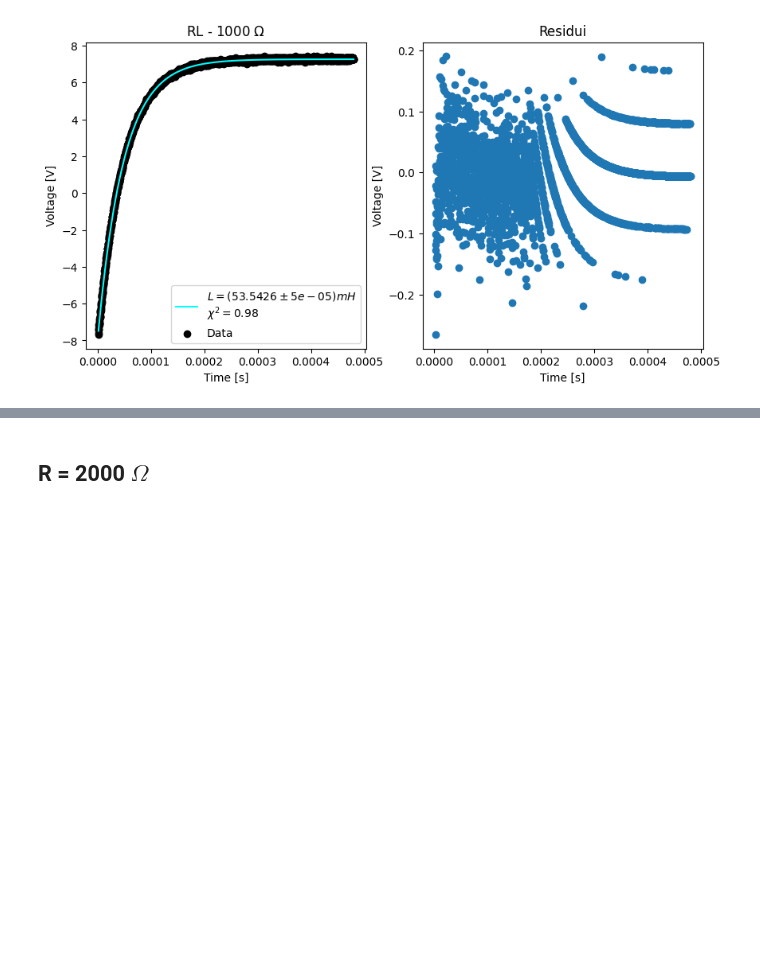
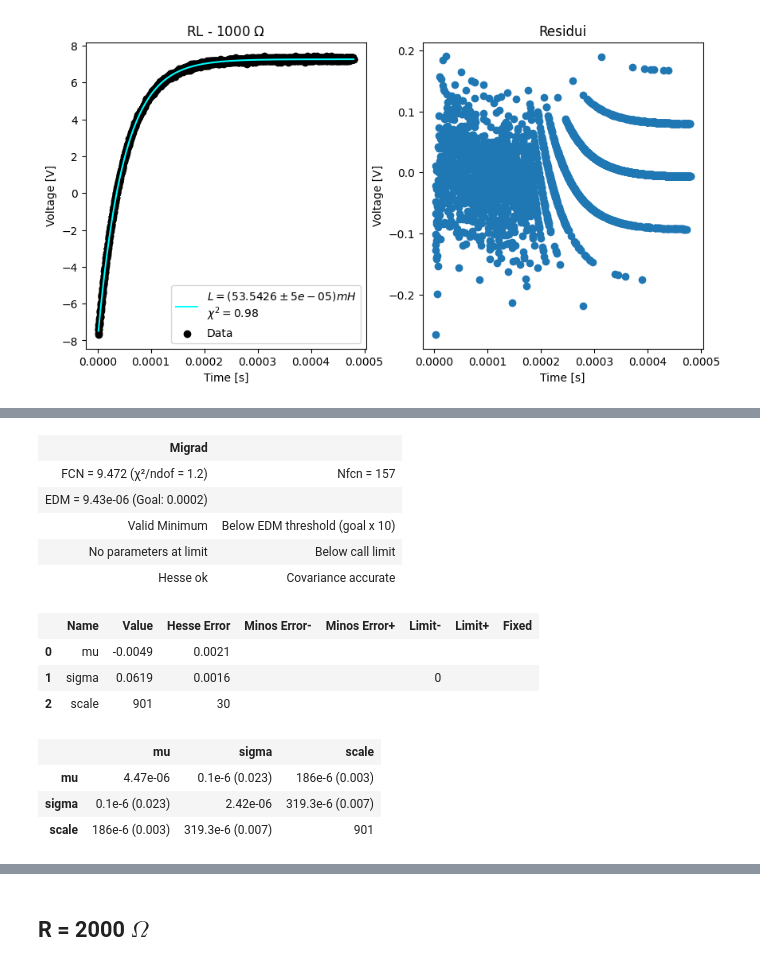
Before and after one commit to Yedi278/Lab2, a Jupyter notebook: Circuiti_2/RL.ipynb, the cells around one changed output, grey strips where cells are left out. Cells and saved outputs as stored; diff of their text form; code cells hidden in the pictures; blank space fills up the shorter version.

```diff
--- a/Circuiti_2/RL.ipynb
+++ b/Circuiti_2/RL.ipynb
@@ -259 +260,29 @@ m_.fval
+# %%
+def test(x:float, mu:float, sigma:float, scale:float) -> float:
+  return scale*norm.cdf(x, mu, sigma)
+# %%
+a,b = np.histogram(resti[:N],bins=sturges_rule(resti[:N]))
+
+c_ = ExtendedBinnedNLL(a,b, test)
+m_ = Minuit(c_, mu=0, sigma=.1, scale=N)
+m_.limits['sigma'] = (0,np.inf)
+m_.simplex()
+m_.migrad()
+m_.hesse()
+# m_.visualize()
+# %% [output]
+| Migrad |  |
+| FCN = 9.472 (χ²/ndof = 1.2) | Nfcn = 157 |
+| EDM = 9.43e-06 (Goal: 0.0002) |  |
+| Valid Minimum | Below EDM threshold (goal x 10) |
+| No parameters at limit | Below call limit |
+| Hesse ok | Covariance accurate |
+|  | Name | Value | Hesse Error | Minos Error- | Minos Error+ | Limit- | Limit+ | Fixed |
+| 0 | mu | -0.0049 | 0.0021 |  |  |  |  |  |
+| 1 | sigma | 0.0619 | 0.0016 |  |  | 0 |  |  |
+| 2 | scale | 901 | 30 |  |  |  |  |  |
+|  | mu | sigma | scale |
+| mu | 4.47e-06 | 0.1e-6 (0.023) | 186e-6 (0.003) |
+| sigma | 0.1e-6 (0.023) | 2.42e-06 | 319.3e-6 (0.007) |
+| scale | 186e-6 (0.003) | 319.3e-6 (0.007) | 901 |
 # %%
```
Also changed, not shown: parts of 5 cells of this notebook, 6 other files.
